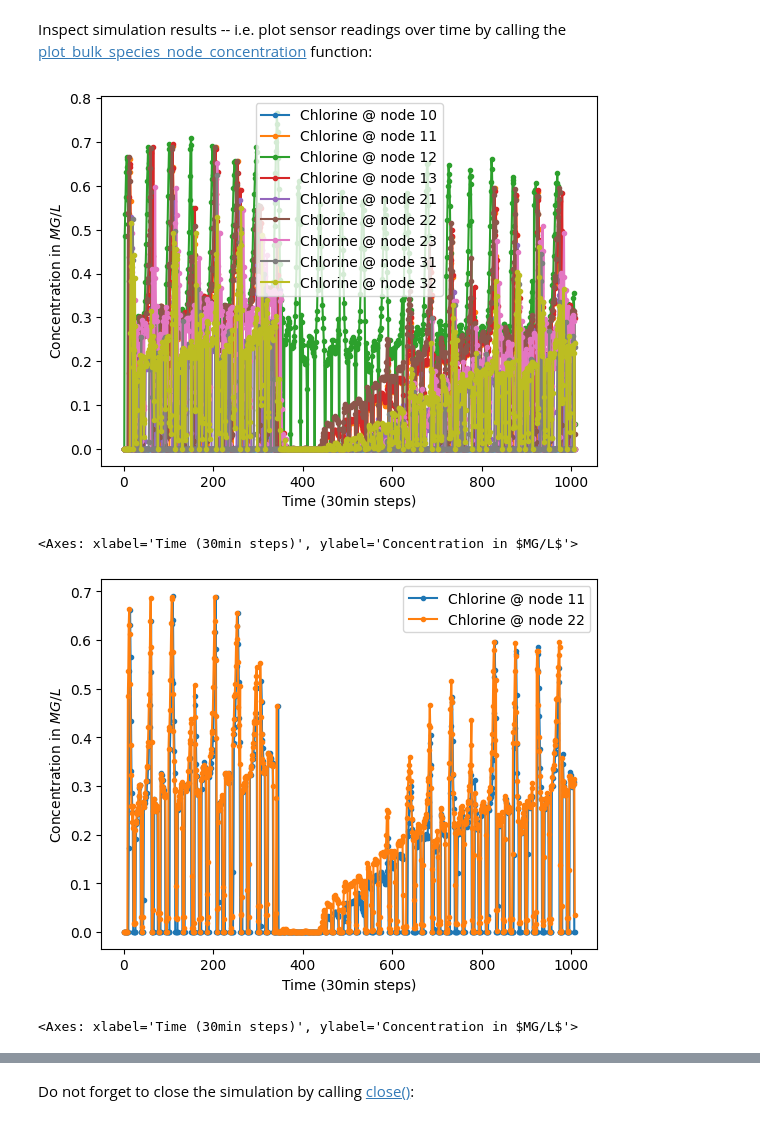
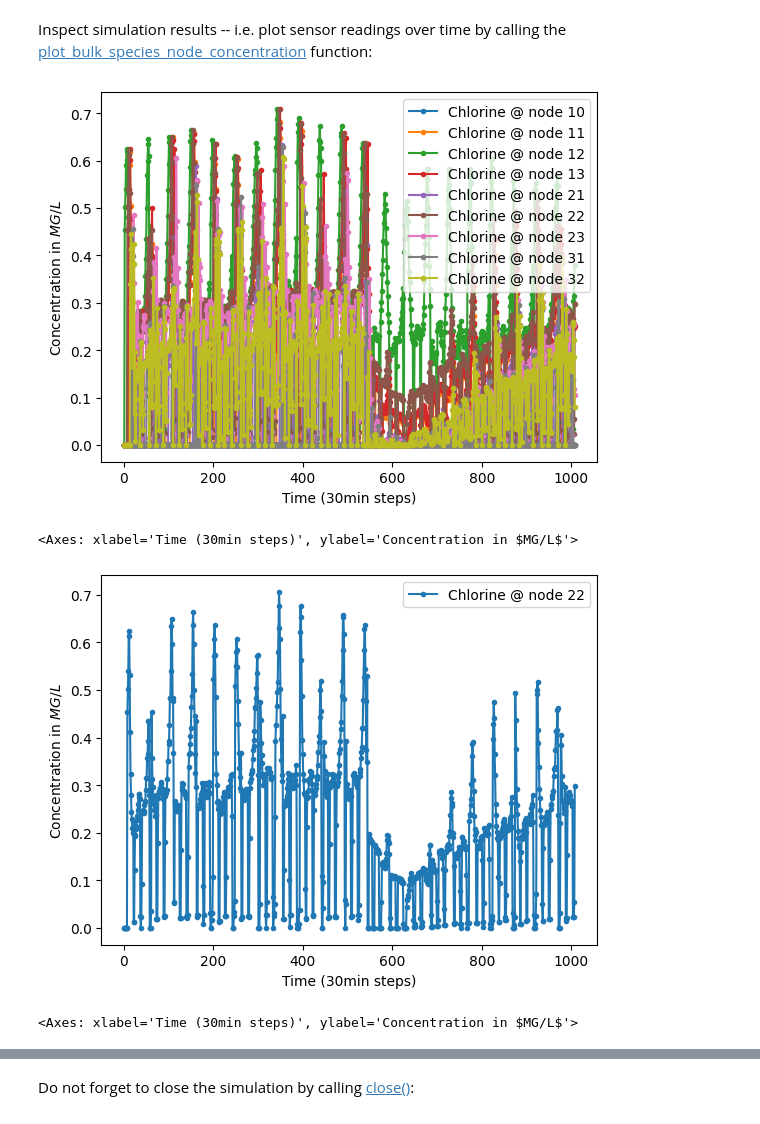
Before and after one commit to elineee/AI-for-Drinking-Water-Chlorination-Challenge-IJCAI-25, a Jupyter notebook: arsenic_contamination/arsenic_contamination_generation.ipynb, the cells around one changed output, grey strips where cells are left out. Saved outputs shown, nothing was run; the diff lists cells and outputs as text; code cells hidden in the pictures.

Commit message:
add new data

```diff
--- a/arsenic_contamination/arsenic_contamination_generation.ipynb
+++ b/arsenic_contamination/arsenic_contamination_generation.ipynb
@@ -72,11 +68,12 @@ Create a 1-day contamination event of an Arsenite injection (100 mg/day) at node
 # %%
 import random
 
-possible_nodes = ['10', '11', '12', '13', '21', '22', '23', '31', '32']
+# possible_nodes = ['10', '11', '12', '13', '21', '22', '23', '31', '32']
+possible_nodes = ['22']
 
 species = "AsIII"
 contamination_node = random.choice(possible_nodes)
-start_day = random.randint(0, 7)
+start_day = random.randint(3, 15)
 duration_days = random.randint(1, 5)
 injection_amount = random.randint(1, 1000000)
 source_type = EpanetConstants.EN_MASS
@@ -114,4 +111,8 @@ def generate_contamination_event(species: str, contamination_node: str, injectio
 event = generate_contamination_event(species, contamination_node, injection_amount, source_type, start_day, duration_days)
 print(f"Generated contamination event: {event}")
 sim.add_system_event(event)
+
+# event = generate_contamination_event(species, contamination_node, random.randint(1, 1000000), source_type, random.randint(40, 90), duration_days)
+# sim.add_system_event(event)
+# print(f"Generated contamination event: {event}")
 # %% [output]
@@ -125,12 +126,12 @@ Inspect simulation results -- i.e. plot sensor readings over time by calling the
 # %%
 scada_data.plot_bulk_species_node_concentration({"Chlorine": cl_sensor_locations})
 # %% [output]
-[figure, old version]
+[figure, new version]
 <Axes: xlabel='Time (30min steps)', ylabel='Concentration in $MG/L$'>
 # %%
-scada_data.plot_bulk_species_node_concentration({"Chlorine": ["11","22"]})
+scada_data.plot_bulk_species_node_concentration({"Chlorine": ["22"]})
 # %% [output]
-[figure, old version]
+[figure, new version]
 <Axes: xlabel='Time (30min steps)', ylabel='Concentration in $MG/L$'>
 # %%
 scada_data.plot_bulk_species_node_concentration({"AsIII": all_nodes})
```
Also changed, not shown: parts of 4 cells of this notebook, 17 other files.
